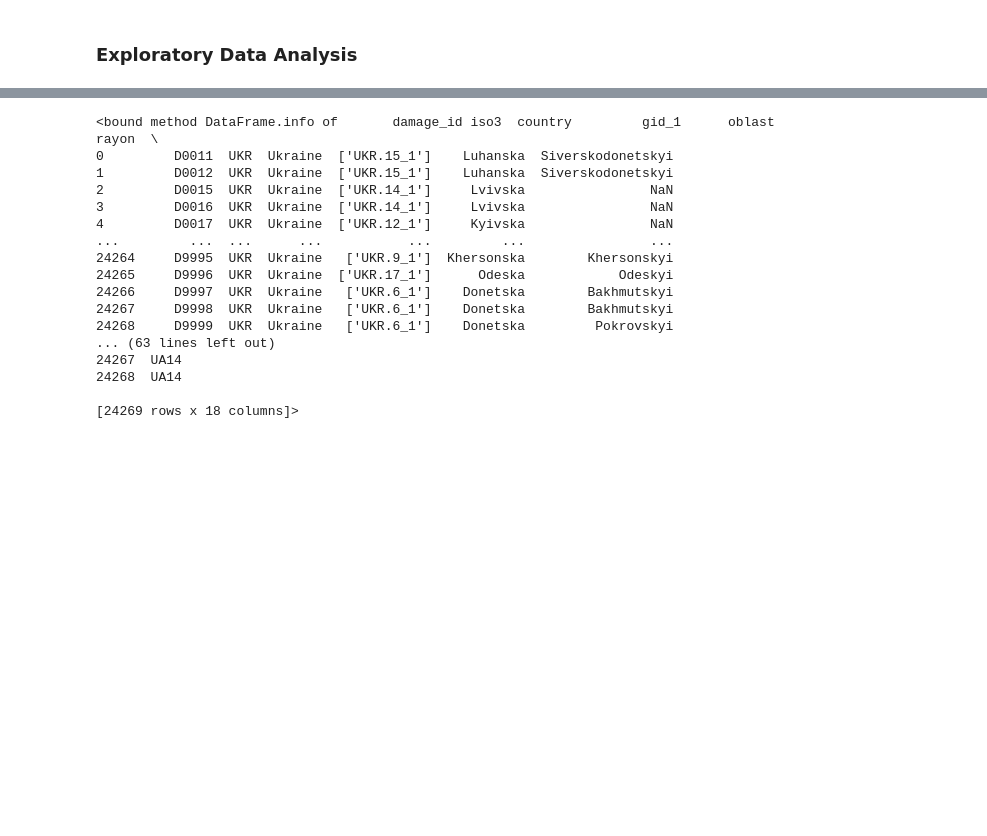
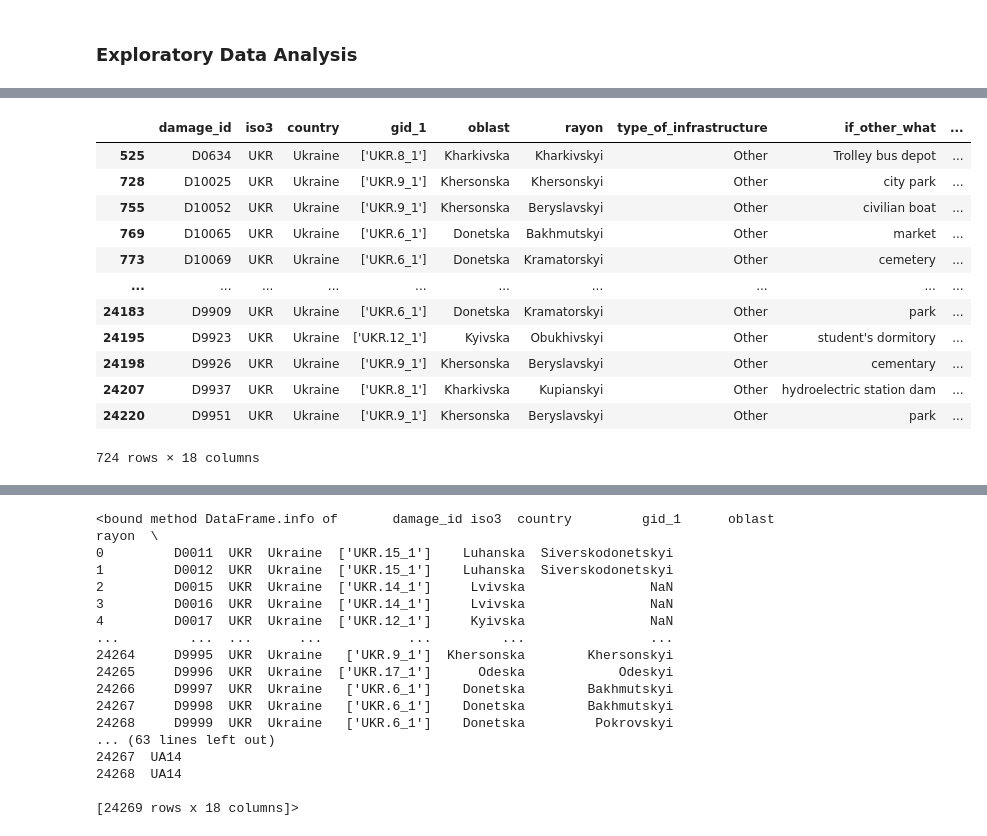
Before and after one commit to ssegaloff/UU_project_1, a Jupyter notebook: Project1_Ukraine_sabine.ipynb, the cells around one changed output, grey strips where cells are left out. Cells and saved outputs as stored; diff of their text form; code cells hidden in the pictures; blank space fills up the shorter version.

```diff
--- a/Project1_Ukraine_sabine.ipynb
+++ b/Project1_Ukraine_sabine.ipynb
@@ -31,0 +48,16 @@ ukraine.head()
+# %%
+ukraine.query("type_of_infrastructure == 'Other'")
+# %% [output]
+|  | damage_id | iso3 | country | gid_1 | oblast | rayon | type_of_infrastructure | if_other_what | ... |
+| 525 | D0634 | UKR | Ukraine | ['UKR.8_1'] | Kharkivska | Kharkivskyi | Other | Trolley bus depot | ... |
+| 728 | D10025 | UKR | Ukraine | ['UKR.9_1'] | Khersonska | Khersonskyi | Other | city park | ... |
+| 755 | D10052 | UKR | Ukraine | ['UKR.9_1'] | Khersonska | Beryslavskyi | Other | civilian boat | ... |
+| 769 | D10065 | UKR | Ukraine | ['UKR.6_1'] | Donetska | Bakhmutskyi | Other | market | ... |
+| 773 | D10069 | UKR | Ukraine | ['UKR.6_1'] | Donetska | Kramatorskyi | Other | cemetery | ... |
+| ... | ... | ... | ... | ... | ... | ... | ... | ... | ... |
+| 24183 | D9909 | UKR | Ukraine | ['UKR.6_1'] | Donetska | Kramatorskyi | Other | park | ... |
+| 24195 | D9923 | UKR | Ukraine | ['UKR.12_1'] | Kyivska | Obukhivskyi | Other | student's dormitory | ... |
+| 24198 | D9926 | UKR | Ukraine | ['UKR.9_1'] | Khersonska | Beryslavskyi | Other | cementary | ... |
+| 24207 | D9937 | UKR | Ukraine | ['UKR.8_1'] | Kharkivska | Kupianskyi | Other | hydroelectric station dam | ... |
+| 24220 | D9951 | UKR | Ukraine | ['UKR.9_1'] | Khersonska | Beryslavskyi | Other | park | ... |
+724 rows × 18 columns
```
Also changed, not shown: parts of 5 cells of this notebook.
